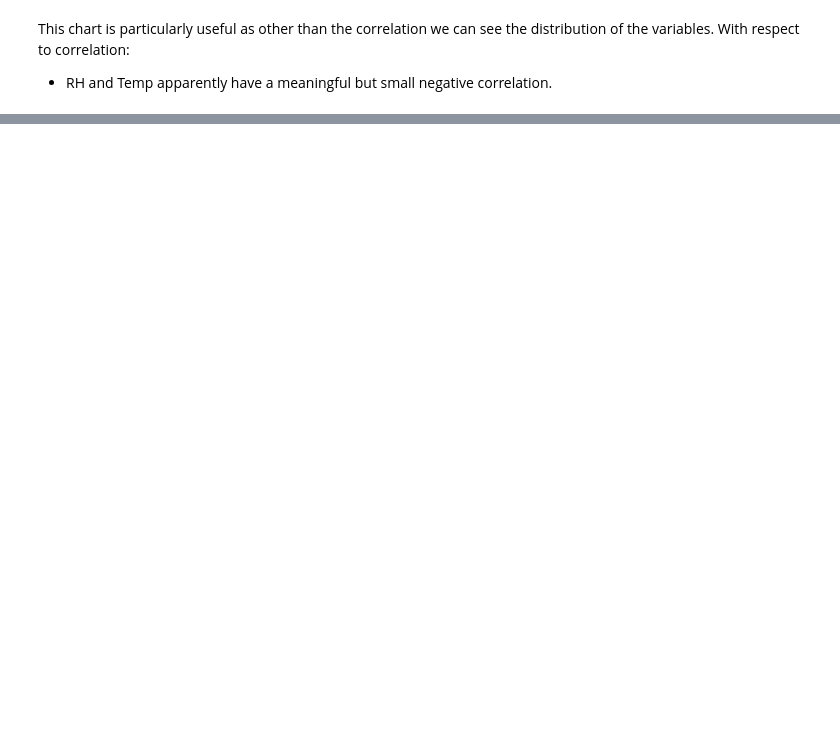
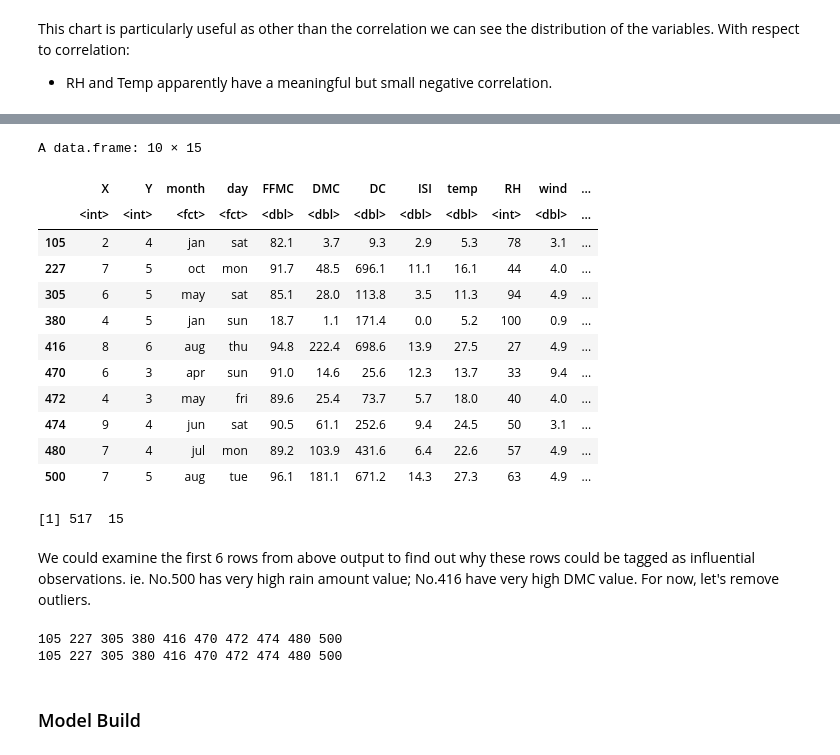
Before and after one commit to Agewerc/Bushfire-Analysis, a Jupyter notebook: Bushfire_Analysis_Area_Prediction.ipynb, the cells around one changed output, grey strips where cells are left out. Saved outputs shown, nothing was run; the diff lists cells and outputs as text; code cells hidden in the pictures; blank space fills up the shorter version.

```diff
--- a/Bushfire_Analysis_Area_Prediction.ipynb
+++ b/Bushfire_Analysis_Area_Prediction.ipynb
@@ -228,0 +235,7 @@ This chart is particularly useful as other than the correlation we can see the d
+# %%
+mod <- lm(logarea ~ ., data=df_fires[c(seq(1,12),14,15)])
+cooksd <- cooks.distance(mod)
+options(repr.plot.width=15, repr.plot.height=10) # managing the size
+plot(cooksd, pch="*", cex=2, main="Influential Obs by Cooks distance")  # plot cook's distance
+abline(h = 4*mean(cooksd, na.rm=T), col="red")  # add cutoff line
+text(x=1:length(cooksd)+1, y=cooksd+0.01, labels=ifelse(cooksd>4*mean(cooksd, na.rm=T),names(cooksd),""), col="red")  # add labels
@@ -228,0 +244,29 @@ This chart is particularly useful as other than the correlation we can see the d
+# %%
+influential = which(cooksd>4*mean(cooksd, na.rm=T))
+df_fires[influential, ]
+dim(df_fires)
+# %% [output]
+A data.frame: 10 × 15
+|  | X | Y | month | day | FFMC | DMC | DC | ISI | temp | RH | wind | ... |
+|  | <int> | <int> | <fct> | <fct> | <dbl> | <dbl> | <dbl> | <dbl> | <dbl> | <int> | <dbl> | ... |
+| 105 | 2 | 4 | jan | sat | 82.1 | 3.7 | 9.3 | 2.9 | 5.3 | 78 | 3.1 | ... |
+| 227 | 7 | 5 | oct | mon | 91.7 | 48.5 | 696.1 | 11.1 | 16.1 | 44 | 4.0 | ... |
+| 305 | 6 | 5 | may | sat | 85.1 | 28.0 | 113.8 | 3.5 | 11.3 | 94 | 4.9 | ... |
+| 380 | 4 | 5 | jan | sun | 18.7 | 1.1 | 171.4 | 0.0 | 5.2 | 100 | 0.9 | ... |
+| 416 | 8 | 6 | aug | thu | 94.8 | 222.4 | 698.6 | 13.9 | 27.5 | 27 | 4.9 | ... |
+| 470 | 6 | 3 | apr | sun | 91.0 | 14.6 | 25.6 | 12.3 | 13.7 | 33 | 9.4 | ... |
+| 472 | 4 | 3 | may | fri | 89.6 | 25.4 | 73.7 | 5.7 | 18.0 | 40 | 4.0 | ... |
+| 474 | 9 | 4 | jun | sat | 90.5 | 61.1 | 252.6 | 9.4 | 24.5 | 50 | 3.1 | ... |
+| 480 | 7 | 4 | jul | mon | 89.2 | 103.9 | 431.6 | 6.4 | 22.6 | 57 | 4.9 | ... |
+| 500 | 7 | 5 | aug | tue | 96.1 | 181.1 | 671.2 | 14.3 | 27.3 | 63 | 4.9 | ... |
+[1] 517  15
+# %% [markdown]
+We could examine the first 6 rows from above output to find out why these rows could be tagged as influential observations. ie. No.500 has very high rain amount value; No.416 have very high DMC value. For now, let's remove outliers.
+# %%
+new_df_fires = df_fires[-influential, ]
+influential
+# %% [output]
+105 227 305 380 416 470 472 474 480 500
+105 227 305 380 416 470 472 474 480 500
+# %% [markdown]
+### Model Build
```
Also changed, not shown: parts of 28 cells of this notebook.
